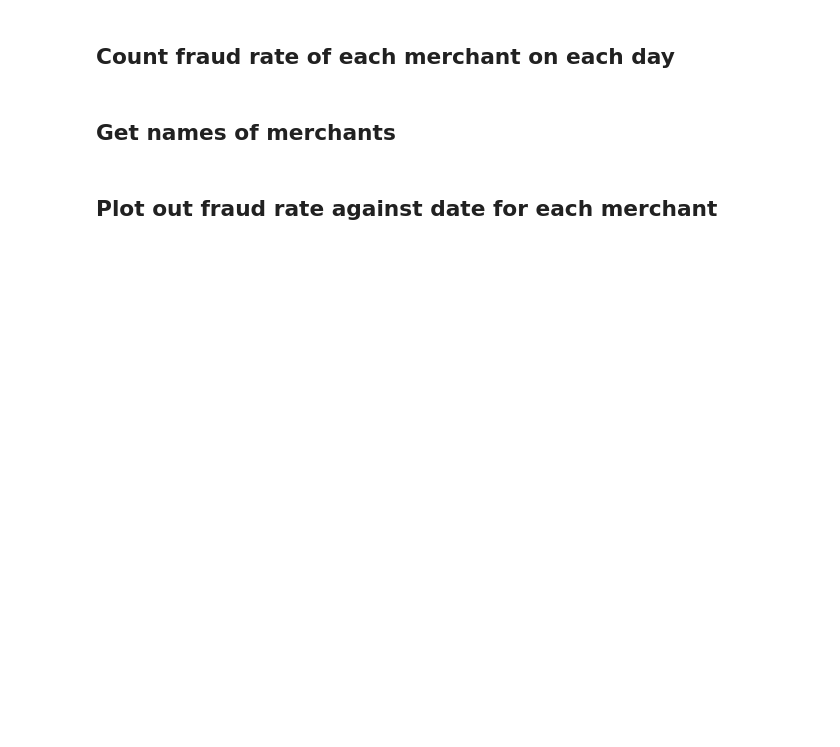
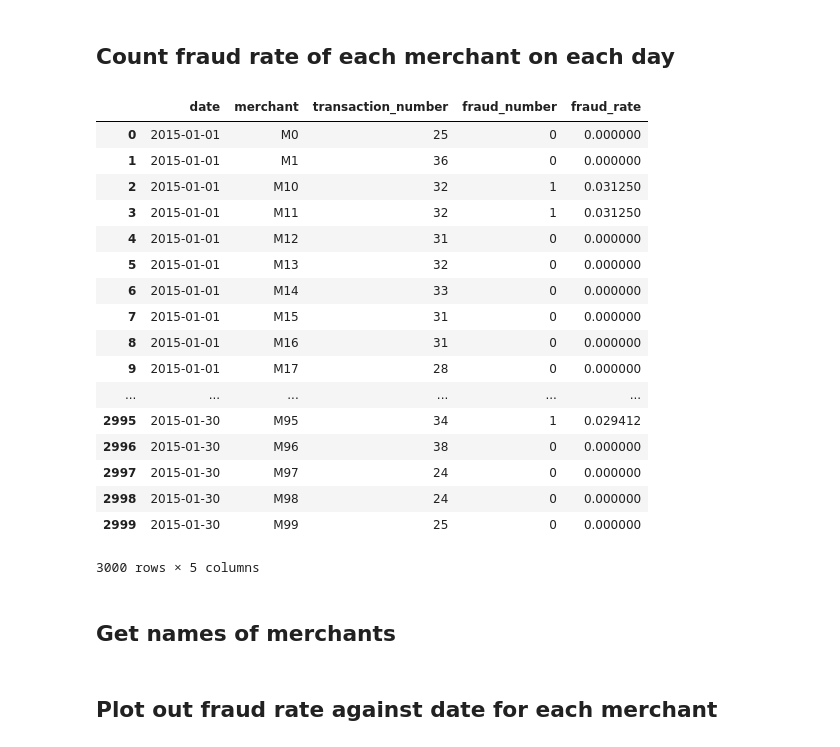
Before and after one commit to HANDSOMEJACKANDY/Point-of-Compromise-Detection, a Jupyter notebook: Data_Visualizer.ipynb, the cells around one changed output. Cells and saved outputs as stored; diff of their text form; code cells hidden in the pictures; blank space fills up the shorter version.

```diff
--- a/Data_Visualizer.ipynb
+++ b/Data_Visualizer.ipynb
@@ -19,14 +44,38 @@ def get_fraud_rate(x):
     else:
         return 0
 # %%
-# count fraud rate for each merchant on each day
-group = raw_data.groupby(by=['date', 'merchant'])['fraud']
-group = group.apply(get_fraud_rate)
+# count fraud info for each merchant on each day
+fraud_col = raw_data.groupby(by=['date', 'merchant'])['fraud']
+fraud_rate = fraud_col.apply(get_fraud_rate)
+fraud_number = fraud_col.apply(lambda x: (x==True).sum())
+transaction_number = fraud_col.apply(lambda x: len(x))
 
 # convert the Hierachy index back to normal index
-fraud_rate = df(columns=['date', 'merchant', 'fraud_rate'])
-for row in group.items():
-    fraud_rate.loc[len(fraud_rate)] = [row[0][0], row[0][1], row[1]]
+fraud_info = df(columns=['date', 'merchant', 'transaction_number', 'fraud_number', 'fraud_rate'])
+for row in fraud_rate.items():
+    i = len(fraud_info)
+    fraud_info.loc[i] = [row[0][0], row[0][1], \
+                        transaction_number[i], fraud_number[i], fraud_rate[i]]
+fraud_info
+# %% [output]
+|  | date | merchant | transaction_number | fraud_number | fraud_rate |
+| 0 | 2015-01-01 | M0 | 25 | 0 | 0.000000 |
+| 1 | 2015-01-01 | M1 | 36 | 0 | 0.000000 |
+| 2 | 2015-01-01 | M10 | 32 | 1 | 0.031250 |
+| 3 | 2015-01-01 | M11 | 32 | 1 | 0.031250 |
+| 4 | 2015-01-01 | M12 | 31 | 0 | 0.000000 |
+| 5 | 2015-01-01 | M13 | 32 | 0 | 0.000000 |
+| 6 | 2015-01-01 | M14 | 33 | 0 | 0.000000 |
+| 7 | 2015-01-01 | M15 | 31 | 0 | 0.000000 |
+| 8 | 2015-01-01 | M16 | 31 | 0 | 0.000000 |
+| 9 | 2015-01-01 | M17 | 28 | 0 | 0.000000 |
+| ... | ... | ... | ... | ... | ... |
+| 2995 | 2015-01-30 | M95 | 34 | 1 | 0.029412 |
+| 2996 | 2015-01-30 | M96 | 38 | 0 | 0.000000 |
+| 2997 | 2015-01-30 | M97 | 24 | 0 | 0.000000 |
+| 2998 | 2015-01-30 | M98 | 24 | 0 | 0.000000 |
+| 2999 | 2015-01-30 | M99 | 25 | 0 | 0.000000 |
+3000 rows × 5 columns
 # %% [markdown]
 ## Get names of merchants
 # %%
```
Also changed, not shown: parts of 4 cells of this notebook.
